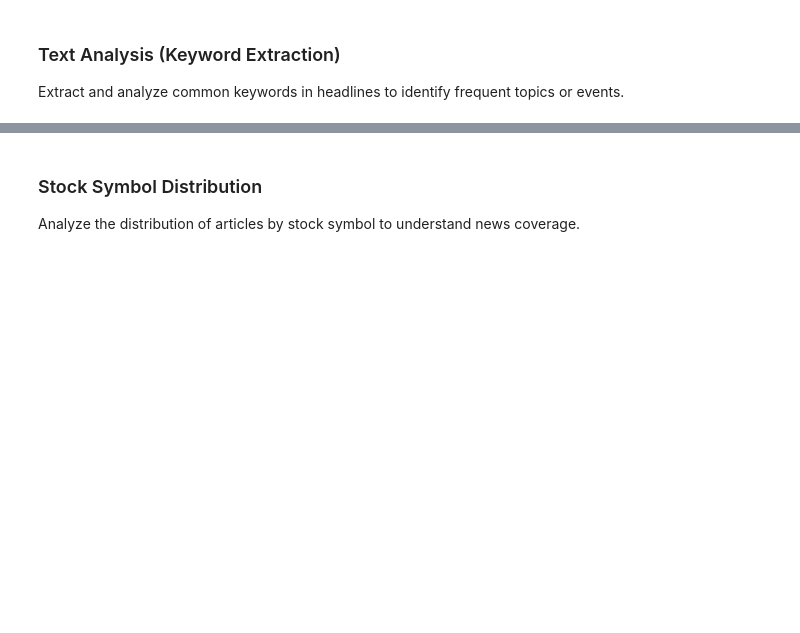
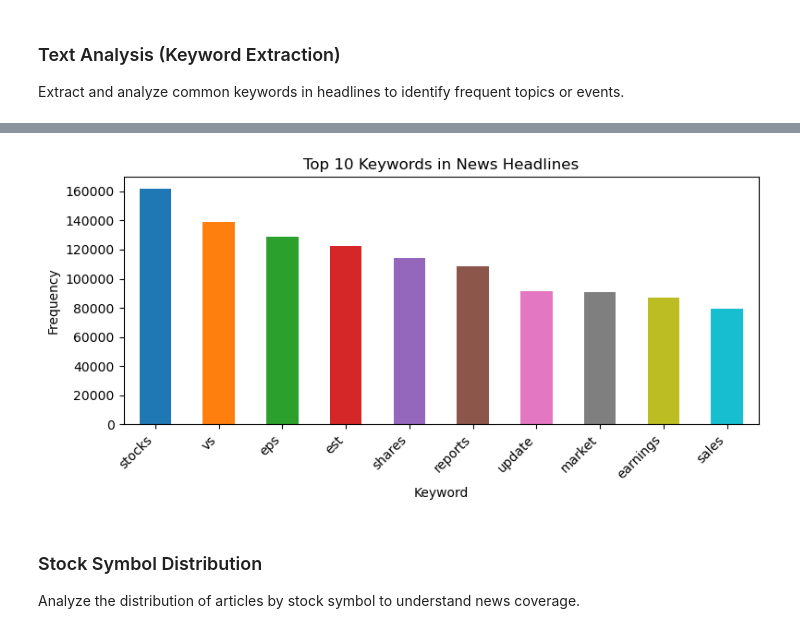
Before and after one commit to moablex/B5W1_Financial_Analysis, a Jupyter notebook: notebooks/ EDA_news_data.ipynb, the cells around one changed output, grey strips where cells are left out. Drawn from its saved outputs; the diff is of its cells as text; code cells hidden in the pictures; blank space fills up the shorter version.

```diff
--- a/notebooks/ EDA_news_data.ipynb
+++ b/notebooks/ EDA_news_data.ipynb
@@ -245,0 +191,83 @@ LookupError:
+# %%
+import os
+import nltk
+from nltk.tokenize import word_tokenize
+from nltk.corpus import stopwords
+from collections import Counter
+import pandas as pd
+import matplotlib.pyplot as plt
+
+# Set NLTK data path to existing directory
+nltk_data_path = './nltk_data'
+os.makedirs(nltk_data_path, exist_ok=True)  # Create directory if it doesn't exist
+nltk.data.path.append(nltk_data_path)
+
+# Verify and download NLTK data if necessary
+def setup_nltk_data():
+    """Verify NLTK data exists and download if missing."""
+    required_data = ['tokenizers/punkt_tab', 'corpora/stopwords']
+    for data in required_data:
+        try:
+            nltk.data.find(data)
+        except LookupError:
+            print(f"Downloading NLTK {data.split('/')[-1]} to {nltk_data_path}...")
+            nltk.download(data.split('/')[-1], download_dir=nltk_data_path, quiet=True)
+    print("NLTK data setup complete.")
+
+# Run NLTK data setup
+setup_nltk_data()
+
+# Optimized keyword extraction
+def extract_keywords(text):
+    """Extract keywords efficiently, excluding stopwords."""
+    stop_words = set(stopwords.words('english'))
+    words = word_tokenize(text.lower())
+    return [word for word in words if word.isalnum() and word not in stop_words]
+
+# Process data in chunks to reduce memory usage
+def process_keywords_in_chunks(news_data, chunk_size=1000):
+    """Process keywords in chunks to optimize memory usage."""
+    all_keywords = []
+    for start in range(0, len(news_data), chunk_size):
+        chunk = news_data[start:start + chunk_size]
+        keywords = chunk['headline'].apply(extract_keywords)
+        all_keywords.extend([word for keywords_list in keywords for word in keywords_list])
+    return Counter(all_keywords)
+
+try:
+    # Ensure news_data exists (replace with your actual DataFrame)
+    # Example: news_data = pd.DataFrame({'headline': ['Tech company launches AI', 'AI revolution in healthcare', 'Tech trends in 2025']})
+    if 'news_data' not in globals() or 'headline' not in news_data.columns:
+        raise NameError("news_data DataFrame with 'headline' column is not defined")
+
+    # Process keywords in chunks
+    keyword_counts = process_keywords_in_chunks(news_data, chunk_size=1000)
+
+    # Get top 10 keywords
+    top_keywords = pd.Series(keyword_counts).sort_values(ascending=False).head(10)
+    print('\n=== Top 10 Keywords in Headlines ===')
+    print(top_keywords)
+
+    # Plot top keywords with Matplotlib
+    plt.figure(figsize=(8, 4))  # Smaller figure size for performance
+    top_keywords.plot(kind='bar', color=['#1f77b4', '#ff7f0e', '#2ca02c', '#d62728', '#9467bd',
+                                        '#8c564b', '#e377c2', '#7f7f7f', '#bcbd22', '#17becf'])
+    plt.title('Top 10 Keywords in News Headlines')
+    plt.xlabel('Keyword')
+    plt.ylabel('Frequency')
+    plt.xticks(rotation=45, ha='right')
+    plt.tight_layout()
+
+    # Ensure output directory exists
+    os.makedirs('../data/processed', exist_ok=True)
+    plt.savefig('../data/processed/keyword_frequency.png', dpi=100)  # Lower DPI for faster saving
+    plt.show()
+    plt.close()  # Close figure to free memory
+
+except NameError as e:
+    print(f"Error: {e}. Please ensure 'news_data' DataFrame is defined with a 'headline' column.")
+except LookupError as e:
+    print(f"NLTK resource error: {e}. Please ensure 'punkt_tab' and 'stopwords' are downloaded to {nltk_data_path}.")
+except Exception as e:
+    print(f"An unexpected error occurred: {e}")
+# %% [output]
@@ -246,3 +289,4 @@ LookupError:
+[figure, added]
 # %% [markdown]
 ### Stock Symbol Distribution
 
```
Also changed, not shown: parts of 3 cells of this notebook, 2 other files.
